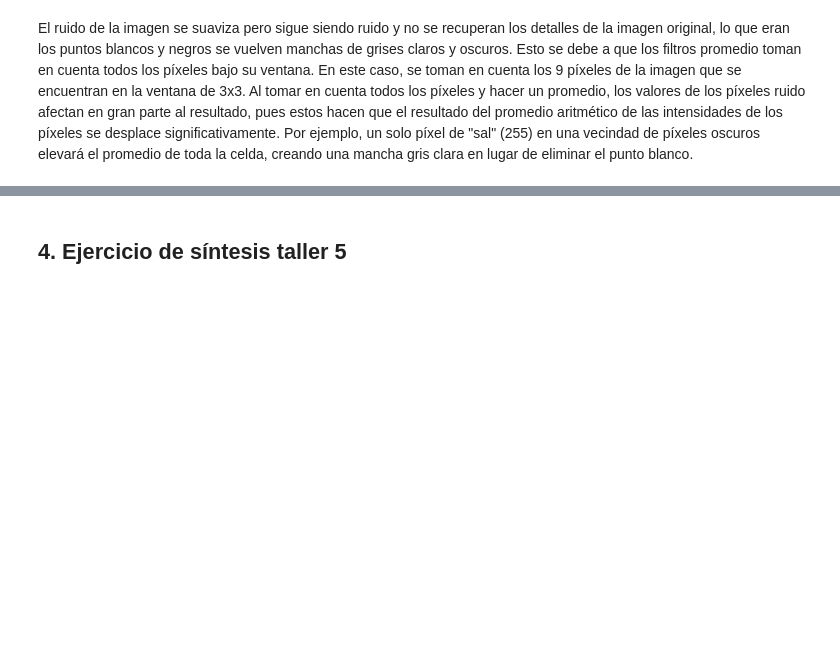
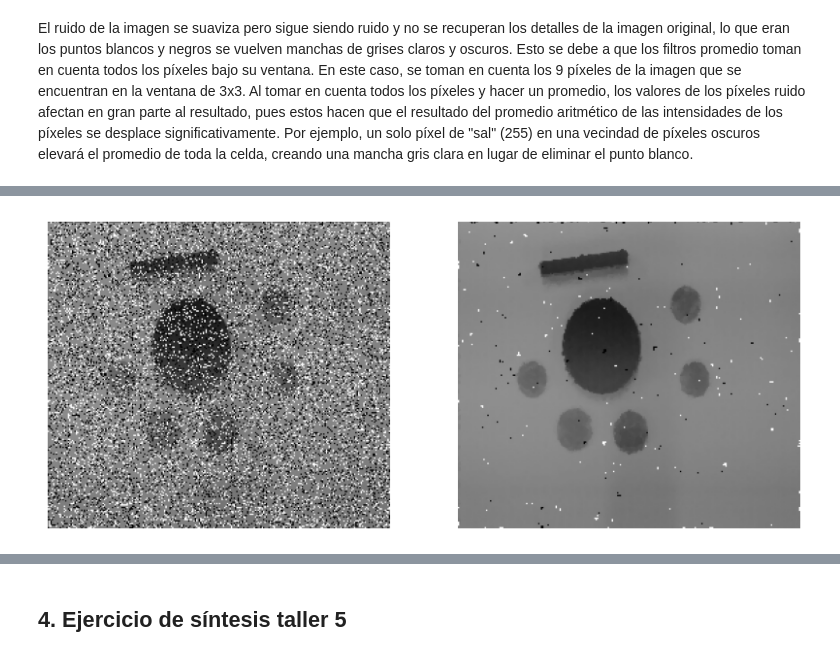
Before and after one commit to davidtobonm/talleres-imagenes-y-vision, a Jupyter notebook: Taller_5/Taller5.ipynb, the cells around one changed output, grey strips where cells are left out. Saved outputs shown, nothing was run; the diff lists cells and outputs as text; code cells hidden in the pictures; blank space fills up the shorter version.

```diff
--- a/Taller_5/Taller5.ipynb
+++ b/Taller_5/Taller5.ipynb
@@ -72,0 +121,20 @@ El ruido de la imagen se suaviza pero sigue siendo ruido y no se recuperan los d
+# %%
+from skimage.filters.rank import median, majority, maximum, minimum, modal, geometric_mean
+from skimage.util import img_as_ubyte
+
+noised_image_ubyte = img_as_ubyte(noised_image)
+median_filter_result = median(noised_image_ubyte, footprint=np.ones((3, 3)))
+
+
+plt.figure(figsize=(10, 5))
+
+plt.subplot(1,2,1)
+plt.imshow(noised_image, cmap='gray')
+plt.axis('off')
+
+plt.subplot(1,2,2)
+plt.imshow(median_filter_result, cmap='gray', vmin=0, vmax=255)
+plt.axis('off')
+plt.show()
+# %% [output]
+[figure, added]
```
Also changed, not shown: parts of 8 cells of this notebook.
